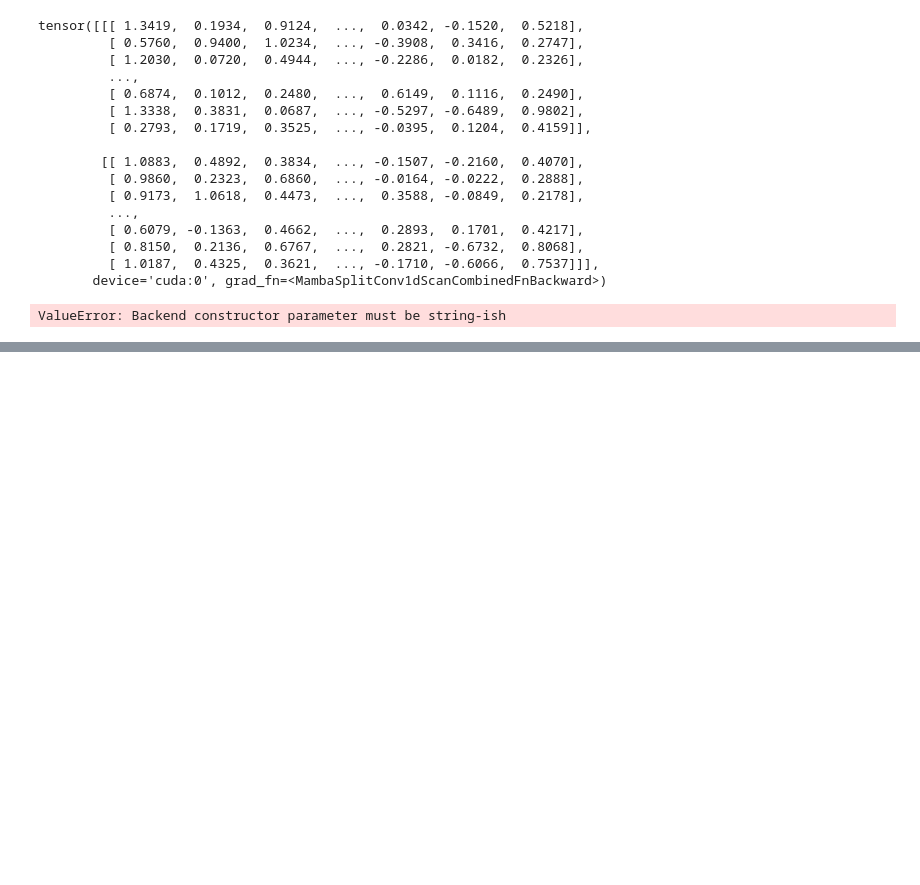
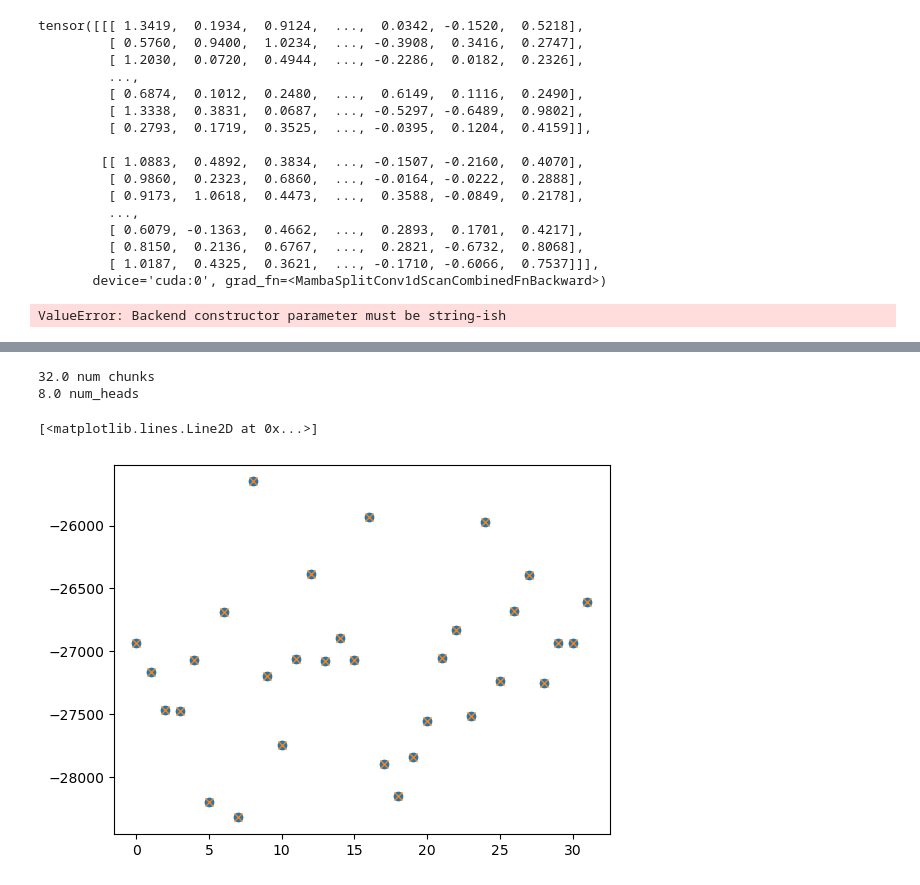
Before and after one commit to state-spaces/mamba, a Jupyter notebook: tests.ipynb, the cells around one changed output, grey strips where cells are left out. Saved outputs shown, nothing was run; the diff lists cells and outputs as text; code cells hidden in the pictures; blank space fills up the shorter version.

```diff
--- a/tests.ipynb
+++ b/tests.ipynb
@@ -66,0 +92,15 @@ ValueError: Backend constructor parameter must be string-ish
+# %%
+import os
+dist_dir = 'Test/mamba/par_save'
+ser_dir = 'Test/mamba/ser_save'
+files = ['dA_cumsum','passed_states', 'states','dA_cumsum_prev']
+dist_dict = {}
+num_gpus=8
+dir = dist_dir
+for file in files:
+    dist_dict[file] = torch.cat([torch.load(os.path.join(dir, f"{file}_{gpu}.pt")).cpu() for gpu in range(num_gpus)], dim=1)
+num_gpus=1
+dir = ser_dir
+ser_dict = {}
+for file in files:
+    ser_dict[file] = torch.cat([torch.load(os.path.join(dir, f"{file}_{gpu}.pt")).cpu() for gpu in range(num_gpus)], dim=1)
@@ -66,0 +121,12 @@ ValueError: Backend constructor parameter must be string-ish
+# %%
+print(8192/256, 'num chunks')
+print(256*2/64, 'num_heads')
+# %% [output]
+32.0 num chunks
+8.0 num_heads
+# %%
+plt.plot(ser_dict['dA_cumsum'].sum(dim=(2,3))[0,:], 'o')
+plt.plot(dist_dict['dA_cumsum'].sum(dim=(2,3))[0,:],'x')
+# %% [output]
+[<matplotlib.lines.Line2D at 0x...>]
+[figure, added]
```
Also changed, not shown: parts of 20 cells of this notebook.
